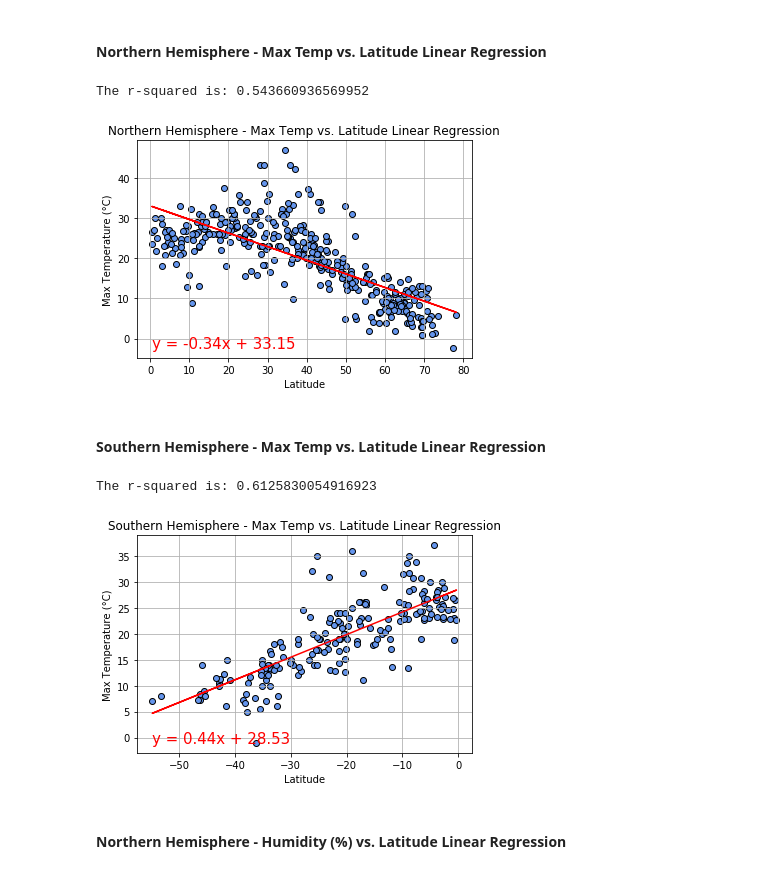
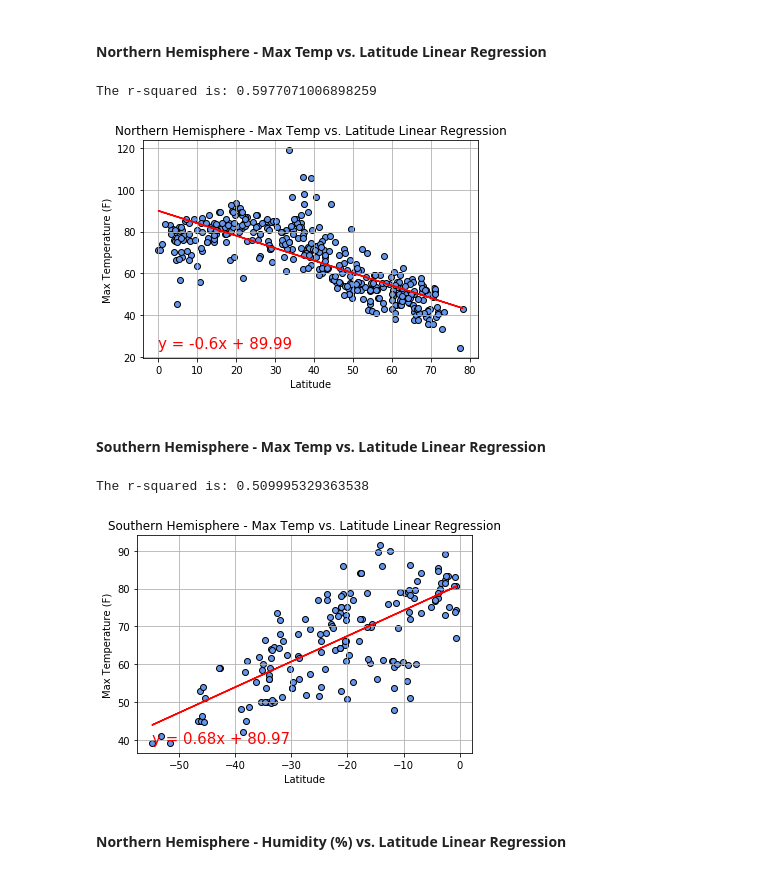
Before and after one commit to AlfredoOcegueda/python-api-challenge, a Jupyter notebook: WeatherPy/WeatherPy.ipynb, the cells around one changed output. Saved outputs shown, nothing was run; the diff lists cells and outputs as text; code cells hidden in the pictures.

```diff
--- a/WeatherPy/WeatherPy.ipynb
+++ b/WeatherPy/WeatherPy.ipynb
@@ -260,21 +255,21 @@ southern_hem_df = pd.DataFrame(cities_df[cities_df['Lat'] < 0])
 # %%
 title = 'Northern Hemisphere - Max Temp vs. Latitude Linear Regression'
 x_label = 'Latitude'
-y_label = 'Max Temperature (°C)'
+y_label = 'Max Temperature (F)'
 regression_plot(northern_hem_df['Lat'], northern_hem_df['Max Temp'], title, x_label, y_label)
 # %% [output]
-The r-squared is: 0.543660936569952
+The r-squared is: 0.5977071006898259
-[figure, old version]
+[figure, new version]
 # %% [markdown]
 ####  Southern Hemisphere - Max Temp vs. Latitude Linear Regression
 # %%
 title = 'Southern Hemisphere - Max Temp vs. Latitude Linear Regression'
 x_label = 'Latitude'
-y_label = 'Max Temperature (°C)'
+y_label = 'Max Temperature (F)'
 regression_plot(southern_hem_df['Lat'], southern_hem_df['Max Temp'], title, x_label, y_label)
 # %% [output]
-The r-squared is: 0.6125830054916923
+The r-squared is: 0.509995329363538
-[figure, old version]
+[figure, new version]
 # %% [markdown]
 ####  Northern Hemisphere - Humidity (%) vs. Latitude Linear Regression
 # %%
```
Also changed, not shown: parts of 19 cells of this notebook, 1 other file.
